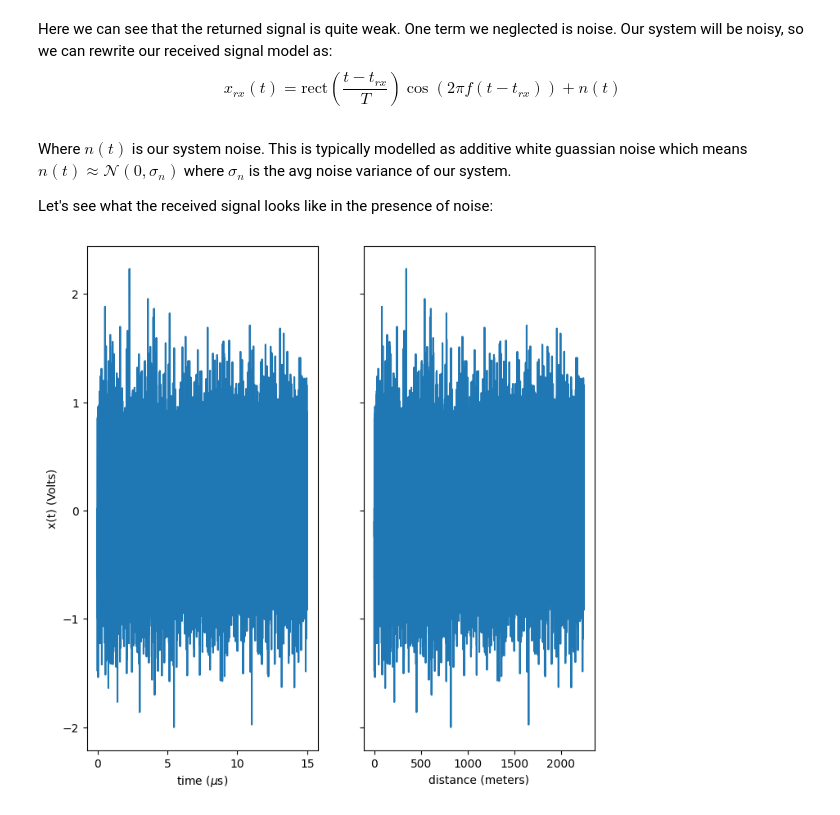
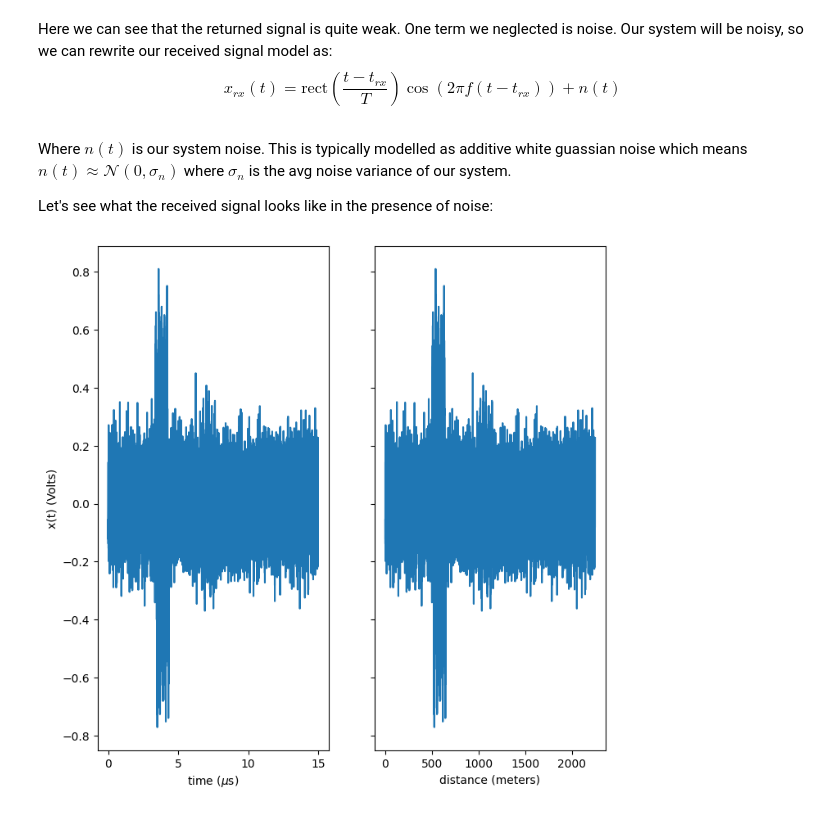
Before and after one commit to austinjtravis/radar_learning, a Jupyter notebook: 1_radar/pulse_compression_austin.ipynb, the cells around one changed output. Cells and saved outputs as stored; diff of their text form; code cells hidden in the pictures.

```diff
--- a/1_radar/pulse_compression_austin.ipynb
+++ b/1_radar/pulse_compression_austin.ipynb
@@ -24,9 +24,11 @@ t_max = 15e-6
 P_t = 10e3
 G = 1e3
 rcs = 1
+freq = 5e6
+pulse_duration = 1e-6
 t = np.arange(0, t_max, 1/fs)
 
-def returned_signal(distance, t, T=1e-6, f=5e6):
+def returned_signal(distance, t, T=pulse_duration, f=freq):
     time_delay = 2 * distance / speed_of_light
     returned_signal = np.zeros_like(t, dtype=float)
 
@@ -61,15 +63,15 @@ Where $n(t)$ is our system noise.  This is typically modelled as additive white
 
 Let's see what the received signal looks like in the presence of noise:
 # %%
-noise = np.random.normal(0, 0.5, len(t))
+noise = np.random.normal(0, 0.1, len(t))
 z = returned_signal(500, t) + returned_signal(1000, t) + returned_signal(2000, t) + noise
 fig, axs = plt.subplots(ncols=2, figsize=(8, 8), sharey=True)
 axs = axs.ravel()
 axs[0].plot(t / 1e-6, z)
 axs[0].set_xlabel('time (' + '$\mu$' + 's)')
 axs[0].set_ylabel('x(t) (Volts)')
 axs[1].plot(d, z)
 axs[1].set_xlabel('distance (meters)')
 plt.show()
 # %% [output]
-[figure, old version]
+[figure, new version]
```
Also changed, not shown: parts of 6 cells of this notebook.
